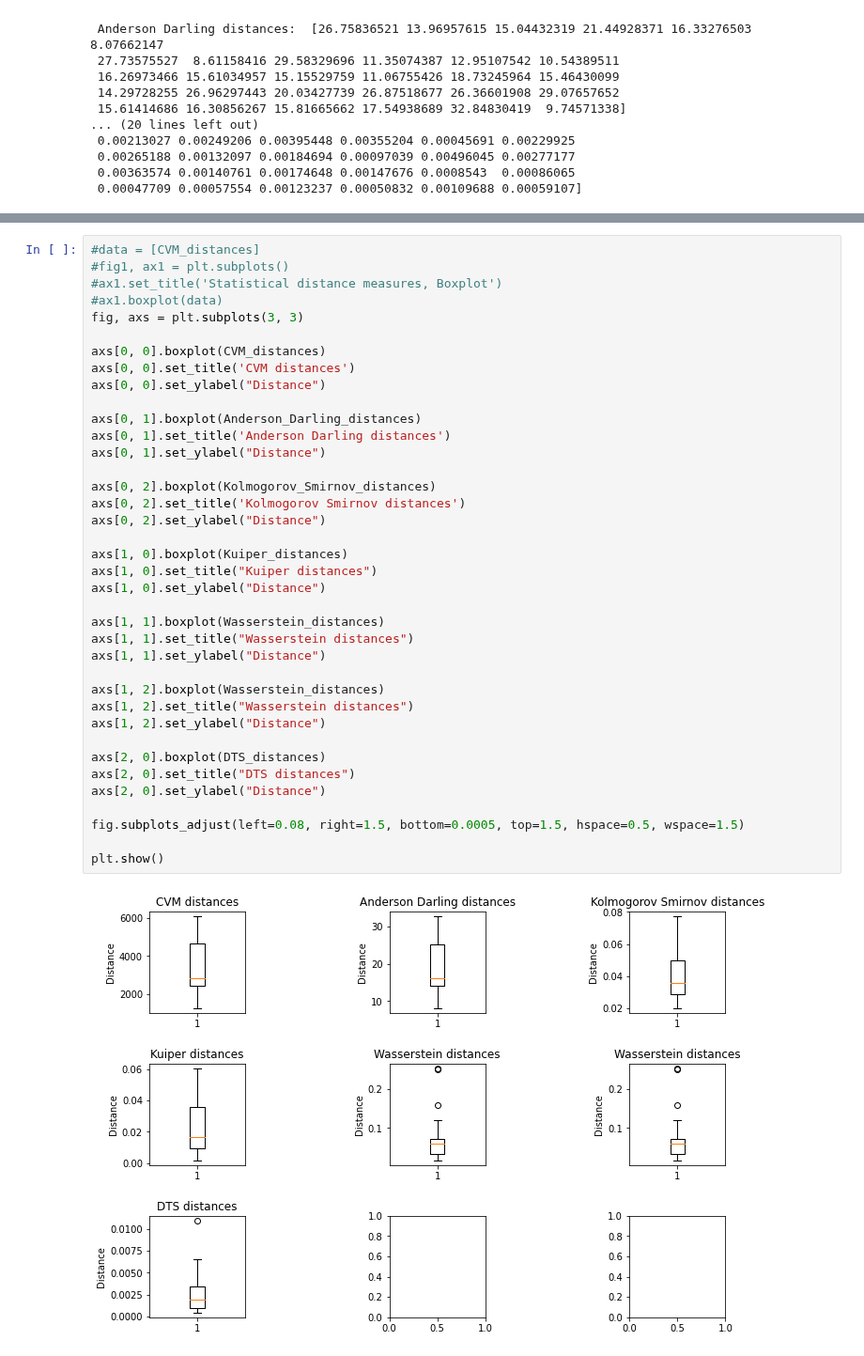
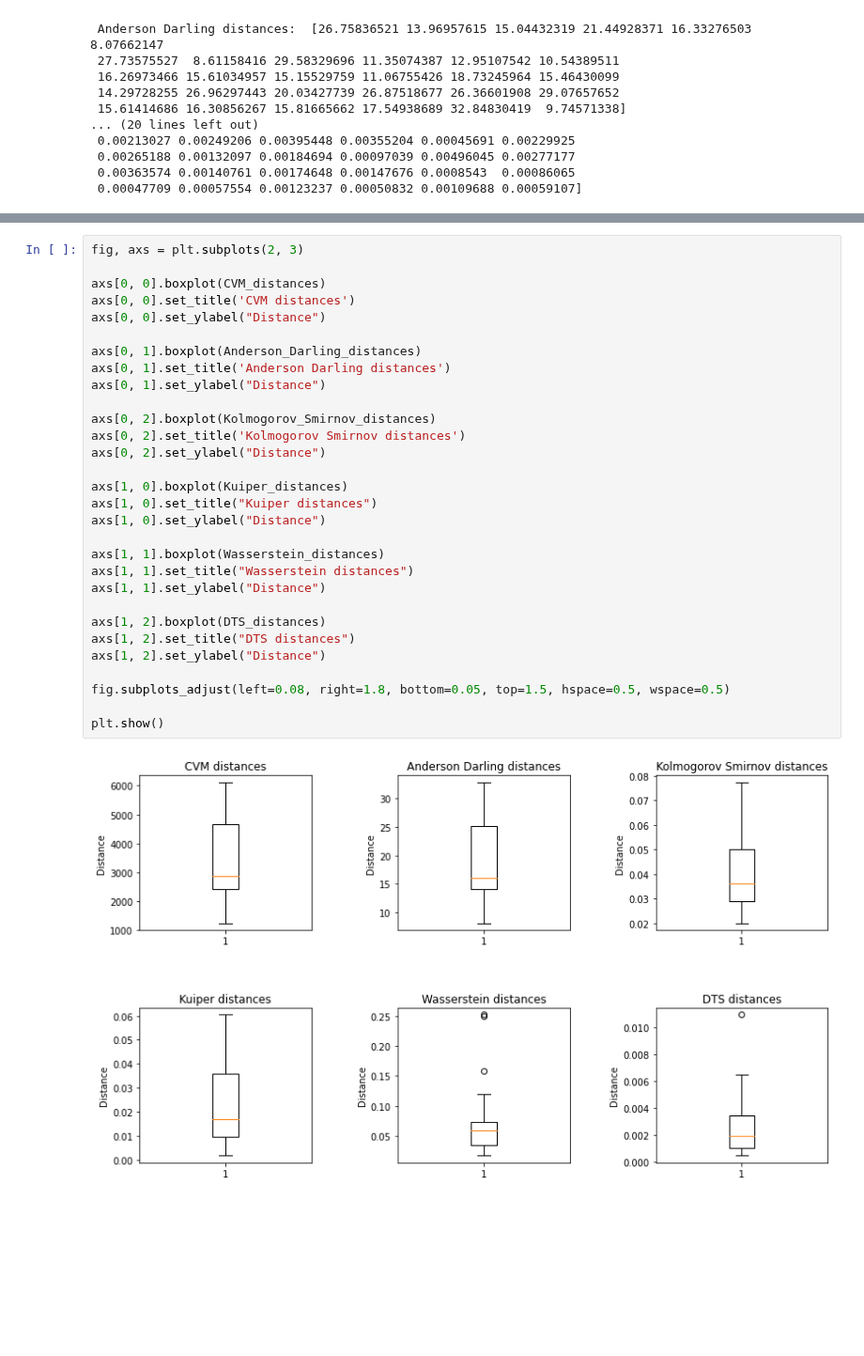
Before and after one commit to ISorokos/SafeML, a Jupyter notebook: Implementation_in_Python/CICIDS2017_Security_Data/Security_CICIDS2017_v1.ipynb, the cells around one changed output, grey strips where cells are left out. Shown at 94% size. Drawn from its saved outputs; the diff is of its cells as text; blank space fills up the shorter version.

```diff
--- a/Implementation_in_Python/CICIDS2017_Security_Data/Security_CICIDS2017_v1.ipynb
+++ b/Implementation_in_Python/CICIDS2017_Security_Data/Security_CICIDS2017_v1.ipynb
@@ -732,40 +739,32 @@ print("\n DTS distances: ", DTS_distances)
 # %%
-#data = [CVM_distances]
-#fig1, ax1 = plt.subplots()
-#ax1.set_title('Statistical distance measures, Boxplot')
-#ax1.boxplot(data)
-fig, axs = plt.subplots(3, 3)
+fig, axs = plt.subplots(2, 3)
 
 axs[0, 0].boxplot(CVM_distances)
 axs[0, 0].set_title('CVM distances')
 axs[0, 0].set_ylabel("Distance")
 
 axs[0, 1].boxplot(Anderson_Darling_distances)
 axs[0, 1].set_title('Anderson Darling distances')
 axs[0, 1].set_ylabel("Distance")
 
 axs[0, 2].boxplot(Kolmogorov_Smirnov_distances)
 axs[0, 2].set_title('Kolmogorov Smirnov distances')
 axs[0, 2].set_ylabel("Distance")
 
 axs[1, 0].boxplot(Kuiper_distances)
 axs[1, 0].set_title("Kuiper distances")
 axs[1, 0].set_ylabel("Distance")
 
 axs[1, 1].boxplot(Wasserstein_distances)
 axs[1, 1].set_title("Wasserstein distances")
 axs[1, 1].set_ylabel("Distance")
 
-axs[1, 2].boxplot(Wasserstein_distances)
-axs[1, 2].set_title("Wasserstein distances")
+axs[1, 2].boxplot(DTS_distances)
+axs[1, 2].set_title("DTS distances")
 axs[1, 2].set_ylabel("Distance")
 
-axs[2, 0].boxplot(DTS_distances)
-axs[2, 0].set_title("DTS distances")
-axs[2, 0].set_ylabel("Distance")
-
-fig.subplots_adjust(left=0.08, right=1.5, bottom=0.0005, top=1.5, hspace=0.5, wspace=1.5)
+fig.subplots_adjust(left=0.08, right=1.8, bottom=0.05, top=1.5, hspace=0.5, wspace=0.5)
 
 plt.show()
 # %% [output]
-[figure, old version]
+[figure, new version]
```
Also changed, not shown: parts of 7 cells of this notebook.
